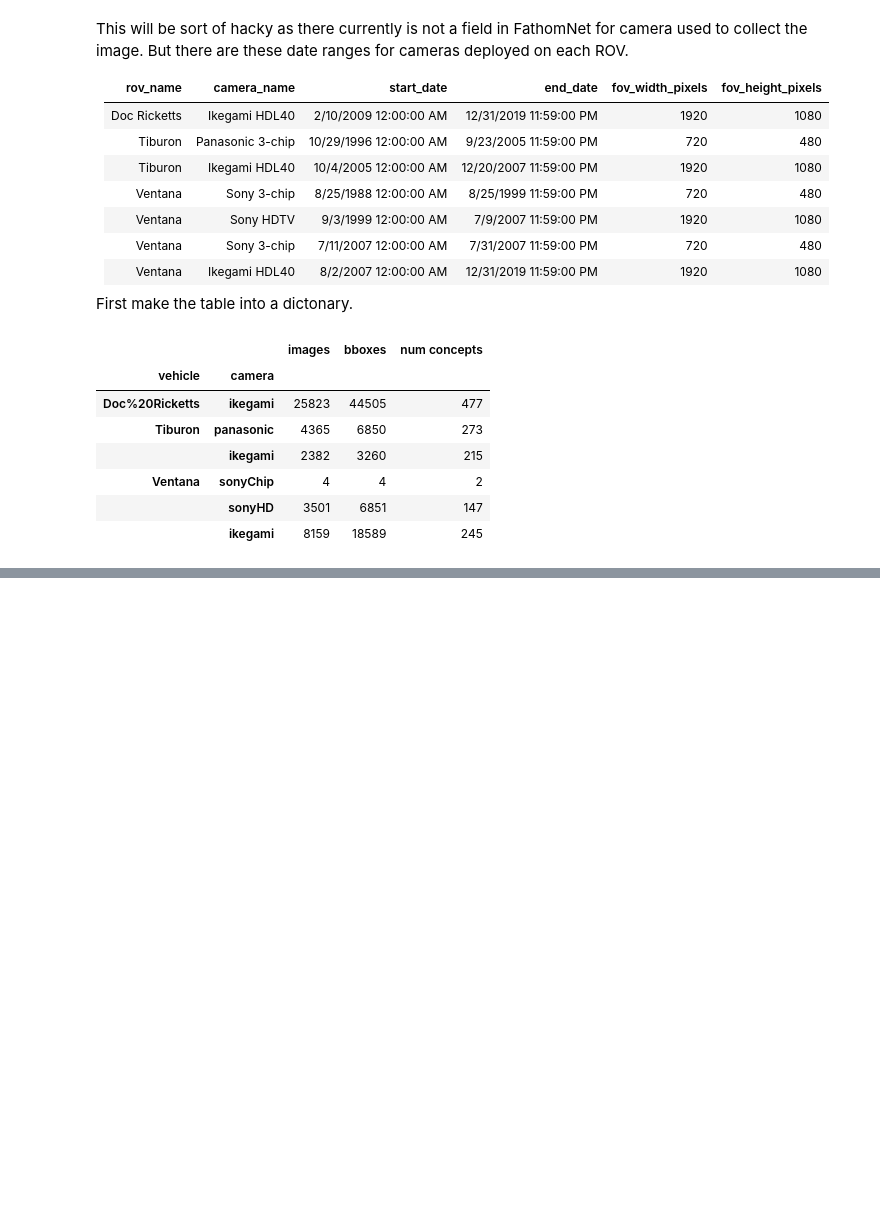
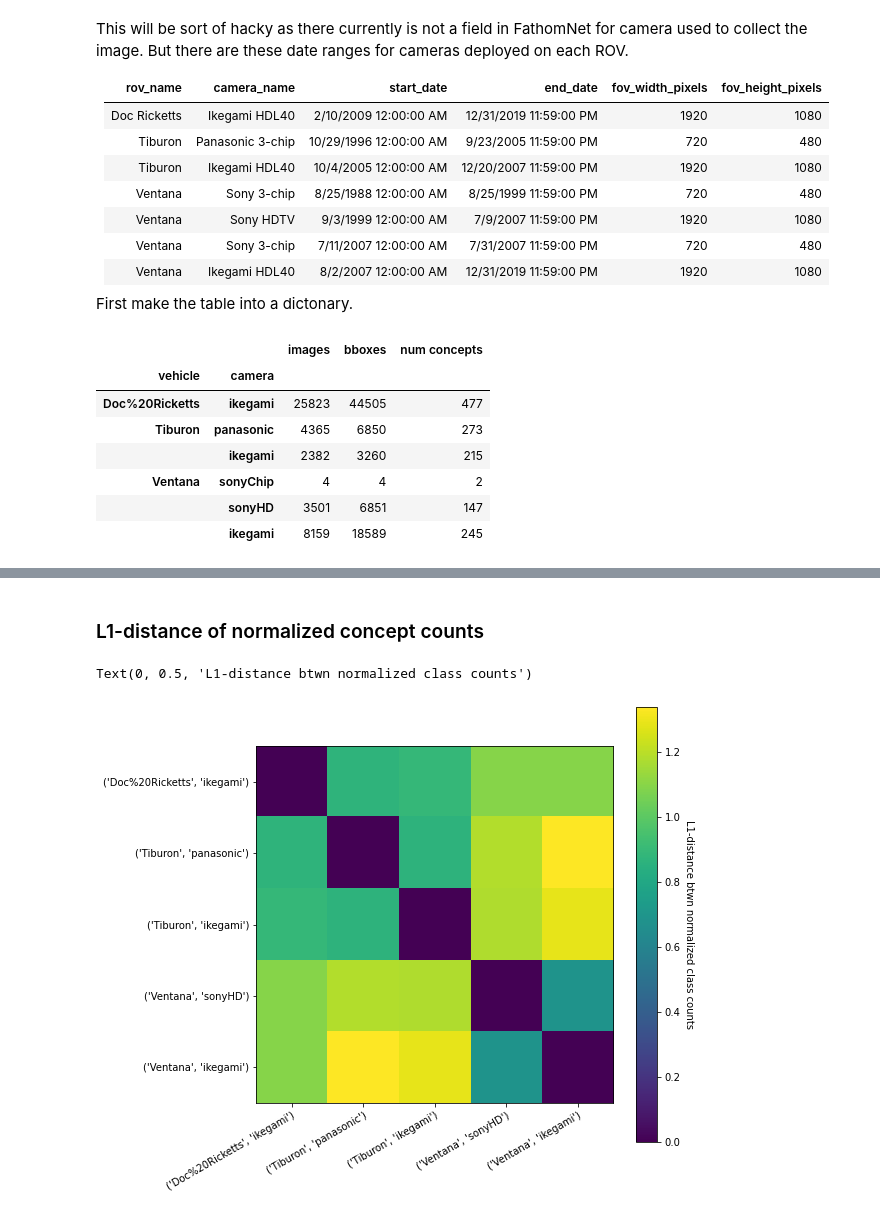
Before and after one commit to eor314/duds_explore, a Jupyter notebook: duds_explore.ipynb, the cells around one changed output, grey strips where cells are left out. Cells and saved outputs as stored; diff of their text form; code cells hidden in the pictures; blank space fills up the shorter version.

```diff
--- a/duds_explore.ipynb
+++ b/duds_explore.ipynb
@@ -556,0 +593,16 @@ xx
+# %% [markdown]
+### L1-distance of normalized concept counts
+# %%
+outL1 = pairwise_L1_dist(tmp)
+
+fig, ax = plt.subplots(figsize=(8,8))
+im, cbar = heatmap(outL1.to_numpy(),
+    row_labels=outL1.columns.to_list(),
+    col_labels=outL1.columns.to_list(),
+    ax=ax,
+    cmap='viridis'
+)
+cbar.ax.set_ylabel('L1-distance btwn normalized class counts', rotation=-90, va="bottom")
+# %% [output]
+Text(0, 0.5, 'L1-distance btwn normalized class counts')
+[figure, added]
```
Also changed, not shown: parts of 8 cells of this notebook.
